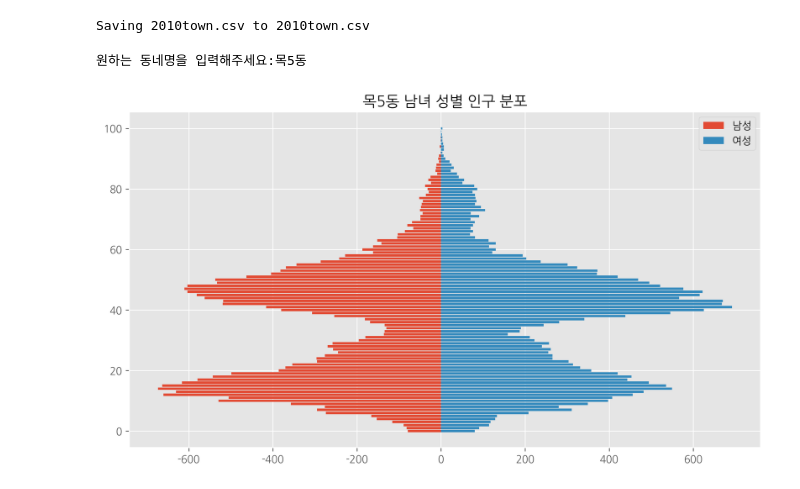
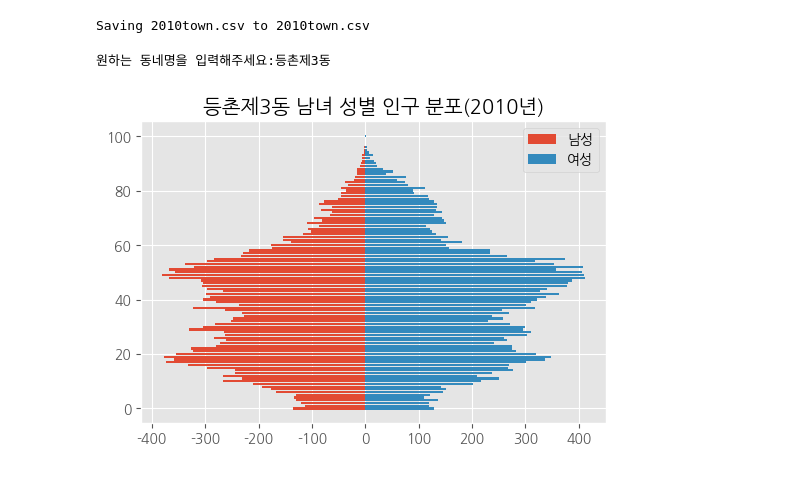
Before and after one commit to dubussy/insideout, a Jupyter notebook: population.ipynb, the cells around one changed output. Drawn from its saved outputs; the diff is of its cells as text; code cells hidden in the pictures.

```diff
--- a/population.ipynb
+++ b/population.ipynb
@@ -61,7 +71,7 @@ findfont: Font family ['NanumGothic'] not found. Falling back to DejaVu Sans.
 # %%
-#2. 2020년 시도 인구 구성 항아리 그래프 (지역별 차이 알아보기)
+#2. 2020년 시도 인구 피라미드 그래프 (지역별 차이 알아보기)
 import csv
-f=open('2020korea.csv', encoding = 'cp949')
+f=open('202012korea.csv', encoding = 'cp949')
 data = csv.reader(f)
 m=[]
 f=[]
@@ -78,7 +88,7 @@ plt.style.use('ggplot')
 plt.figure(figsize=(11,6),dpi=300)
 plt.rc('font', family='NanumGothic')
 plt.rcParams['axes.unicode_minus']=False
-plt.title(name+' 남녀 성별 인구 분포')
+plt.title(name+' 남녀 성별 인구 분포(2020년)')
 plt.barh(range(101),m, label='남성')
 plt.barh(range(101),f,label='여성')
 plt.legend()
@@ -96,7 +110,7 @@ Saving 2020.csv to 2020.csv
 # %%
-#3. 2020년 동네 인구 구성 항아리 그래프 (학생들이 사는 동네 관심 유발하기)
+#3. 2020년 동네 인구피라미드 그래프 (학생들이 사는 동네 관심 유발하기)
 import csv
-f=open('2020.csv', encoding = 'cp949')
+f=open('202012town.csv', encoding = 'cp949')
 data=csv.reader(f)
 m=[]
 f=[]
@@ -113,7 +127,7 @@ plt.style.use('ggplot')
 plt.figure(figsize=(11,6),dpi=300)
 plt.rc('font', family='NanumGothic')
 plt.rcParams['axes.unicode_minus']=False
-plt.title(name+' 남녀 성별 인구 분포')
+plt.title(name+' 남녀 성별 인구 분포(2020년)')
 plt.barh(range(101),m, label='남성')
 plt.barh(range(101),f,label='여성')
 plt.legend()
@@ -158,0 +179,24 @@ plt.show()
+# %%
+# 2020년 전국 인구 피라미드 그래프와 비교해보기
+import csv
+f=open('202012korea.csv', encoding = 'cp949')
+data = csv.reader(f)
+m=[]
+f=[]
+for row in data:
+    if '전국' in row[0]:
+        for i in range(0,101):
+            m.append(-int(row[i+3].replace(',','')))
+            f.append(int(row[-(i+1)].replace(',','')))
+f.reverse()
+
+import matplotlib.pyplot as plt
+plt.style.use('ggplot')
+plt.figure(figsize=(6,4),dpi=100)
+plt.rc('font', family='NanumGothic')
+plt.rcParams['axes.unicode_minus']=False
+plt.title('전국 남녀 성별 인구 분포(2020년)')
+plt.barh(range(101),m, label='남성')
+plt.barh(range(101),f,label='여성')
+plt.legend()
+plt.show()
@@ -164,30 +216,30 @@ uploaded = files.upload()
 [interactive output not drawn]
 Saving 2010town.csv to 2010town.csv
 # %%
-#5. 2010년 동네 인구 구성 항아리 그래프 (저출산 고령화)
+#5. 2010년 우리 동네 인구피라미드 그래프 (저출산 고령화)
 import csv
 f=open('2010town.csv', encoding = 'cp949')
 data=csv.reader(f)
 m=[]
 f=[]
 name=input('원하는 동네명을 입력해주세요:')
 for row in data:
     if name in row[0]:
         for i in range(0,101):
             m.append(-int(row[i+3].replace(',','')))
             f.append(int(row[-(i+1)].replace(',','')))
 f.reverse()
 
 import matplotlib.pyplot as plt
 plt.style.use('ggplot')
-plt.figure(figsize=(11,6),dpi=300)
+plt.figure(figsize=(6,4),dpi=100)
 plt.rc('font', family='NanumGothic')
 plt.rcParams['axes.unicode_minus']=False
-plt.title(name+' 남녀 성별 인구 분포')
+plt.title(name+' 남녀 성별 인구 분포(2010년)')
 plt.barh(range(101),m, label='남성')
 plt.barh(range(101),f,label='여성')
 plt.legend()
 plt.show()
 # %% [output]
-원하는 동네명을 입력해주세요:목5동
+원하는 동네명을 입력해주세요:등촌제3동
-[figure, old version]
+[figure, new version]
```
Also changed, not shown: parts of 40 cells of this notebook.
